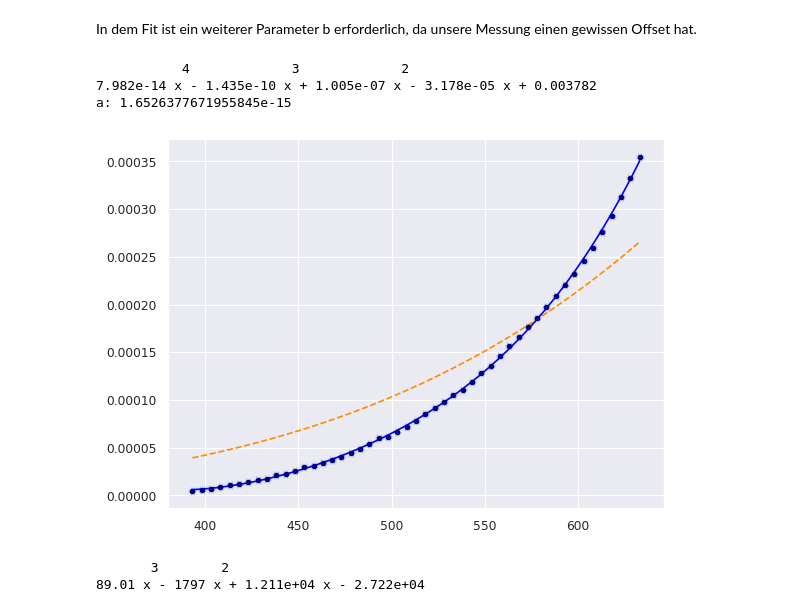
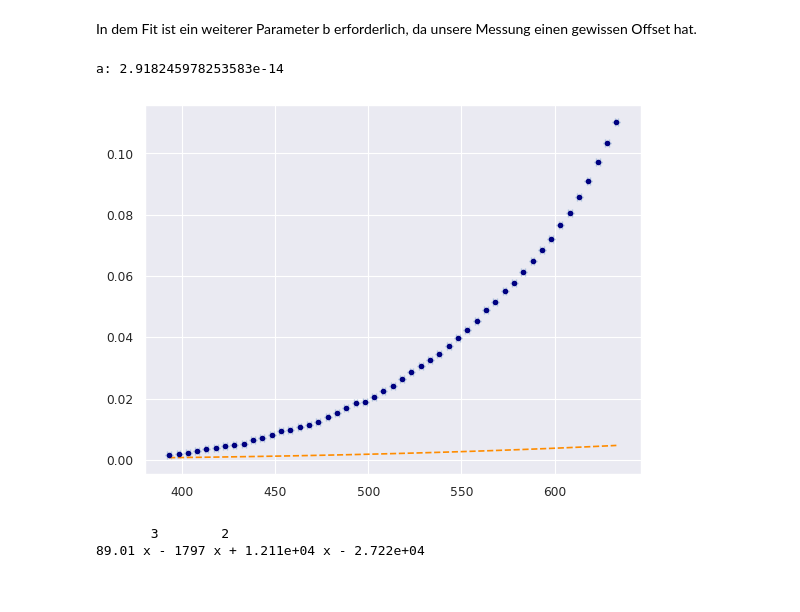
Before and after one commit to KemalOenen/Grundpraktikum2_Gruppe1_SS23, a Jupyter notebook: Versuch10/SchwarzerStrahler.ipynb, the cells around one changed output. Drawn from its saved outputs; the diff is of its cells as text; code cells hidden in the pictures.

Commit message:
added linear plot

```diff
--- a/Versuch10/SchwarzerStrahler.ipynb
+++ b/Versuch10/SchwarzerStrahler.ipynb
@@ -80,33 +85,29 @@ In dem Fit ist ein weiterer Parameter b erforderlich, da unsere Messung einen ge
 # %%
 df=pd.read_csv('EmittiereteStrahlung.csv')
 temp = df['Temperatur'] + 273.15 #in K
 temp0 = 298 #room temp in K
 e_temp = 1 #in K
 volt = df['Spannung'] * 10**(-3) #in V
 e_volt = 0.001 * 10**(-3) #in K
 
-plt.errorbar(temp, volt, xerr= e_temp, yerr=e_volt, markersize=6, fmt=".",color="navy", ecolor="lightsteelblue", elinewidth=2, capsize=3, label="Datapoints")
+r_det = 0.032
+voltperA = volt / (r_det**2 * np.pi)
+
+plt.errorbar(temp, voltperA, xerr= e_temp, yerr=e_volt, markersize=6, fmt=".",color="navy", ecolor="lightsteelblue", elinewidth=2, capsize=3, label="Datapoints")
 
 #fit to normal stefan boltzmann eq
 def func(x,a):
     return a*(x**4)#-298**4)
 
-res, covmat = sp.optimize.curve_fit(func, temp, volt)
+res, covmat = sp.optimize.curve_fit(func, (temp-temp0), volt)
 l = np.linspace(min(temp), max(temp), 100)
 plt.plot(l,func(l,res[0]), ls = '--', color = 'darkorange')
 
-#Plotting the fit with numpy
-model = np.poly1d(np.polyfit(temp, volt, 4))
-plt.plot(temp, model(temp), color="blue")
-print(model) #returns the coeffitients
-
 print('a:', res[0])
 a_4 = res[0]
 # %% [output]
-           4             3             2
-7.982e-14 x - 1.435e-10 x + 1.005e-07 x - 3.178e-05 x + 0.003782
-a: 1.6526377671955845e-15
+a: 2.918245978253583e-14
-[figure, old version]
+[figure, new version]
 # %%
 utemp = np.ones(len(temp)) * ufloat(1,1)
 uvolt = np.ones(len(temp)) * ufloat(1,1)
```
Also changed, not shown: parts of 2 cells of this notebook, 4 other files.
